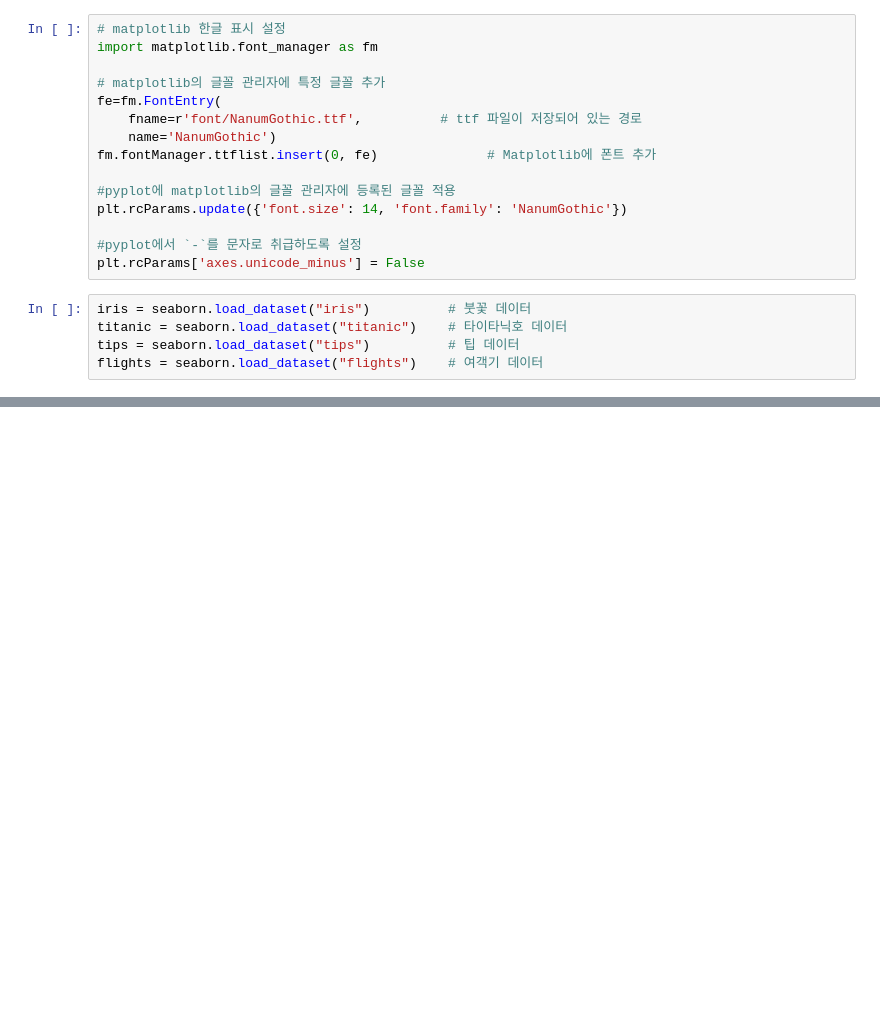
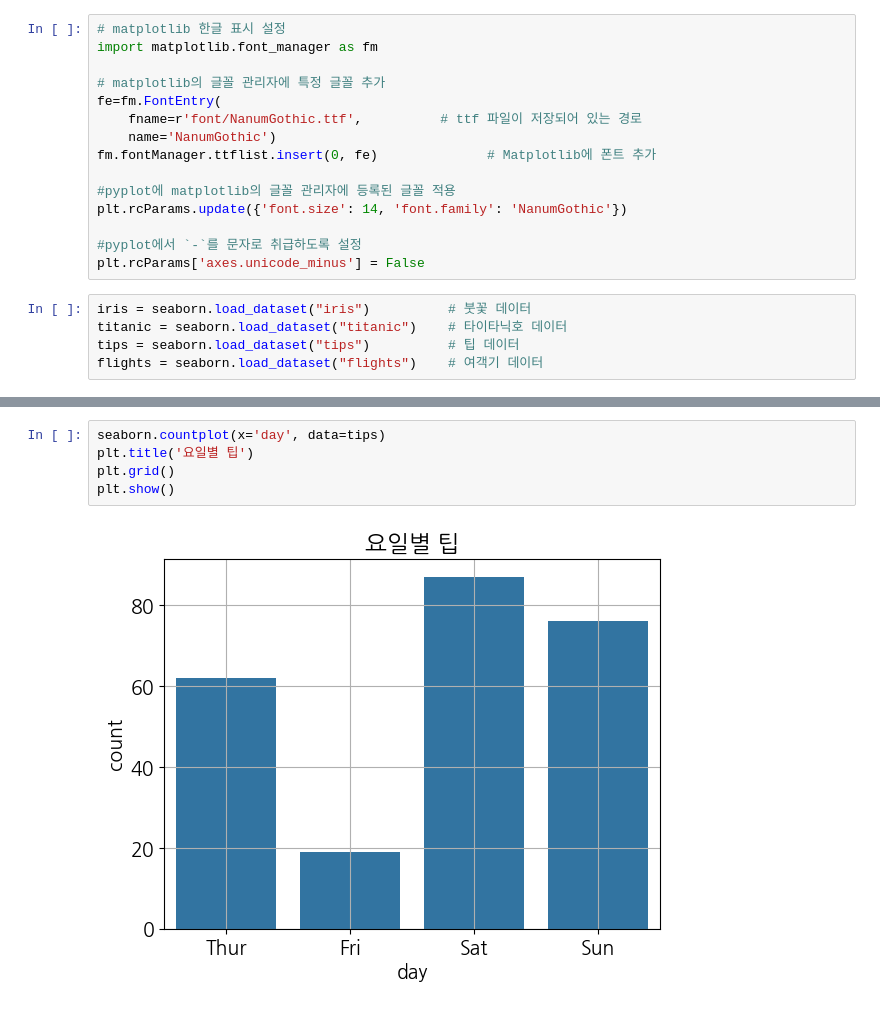
Before and after one commit to devKMC/python, a Jupyter notebook: matplotlib_visualize_data/matplotlib_example.ipynb, the cells around one changed output, grey strips where cells are left out. Drawn from its saved outputs; the diff is of its cells as text; blank space fills up the shorter version.

```diff
--- a/matplotlib_visualize_data/matplotlib_example.ipynb
+++ b/matplotlib_visualize_data/matplotlib_example.ipynb
@@ -27,0 +114,7 @@ flights = seaborn.load_dataset("flights")    # 여객기 데이터
+# %%
+seaborn.countplot(x='day', data=tips)
+plt.title('요일별 팁')
+plt.grid()
+plt.show()
+# %% [output]
+[figure, added]
```
Also changed, not shown: parts of 18 cells of this notebook.
